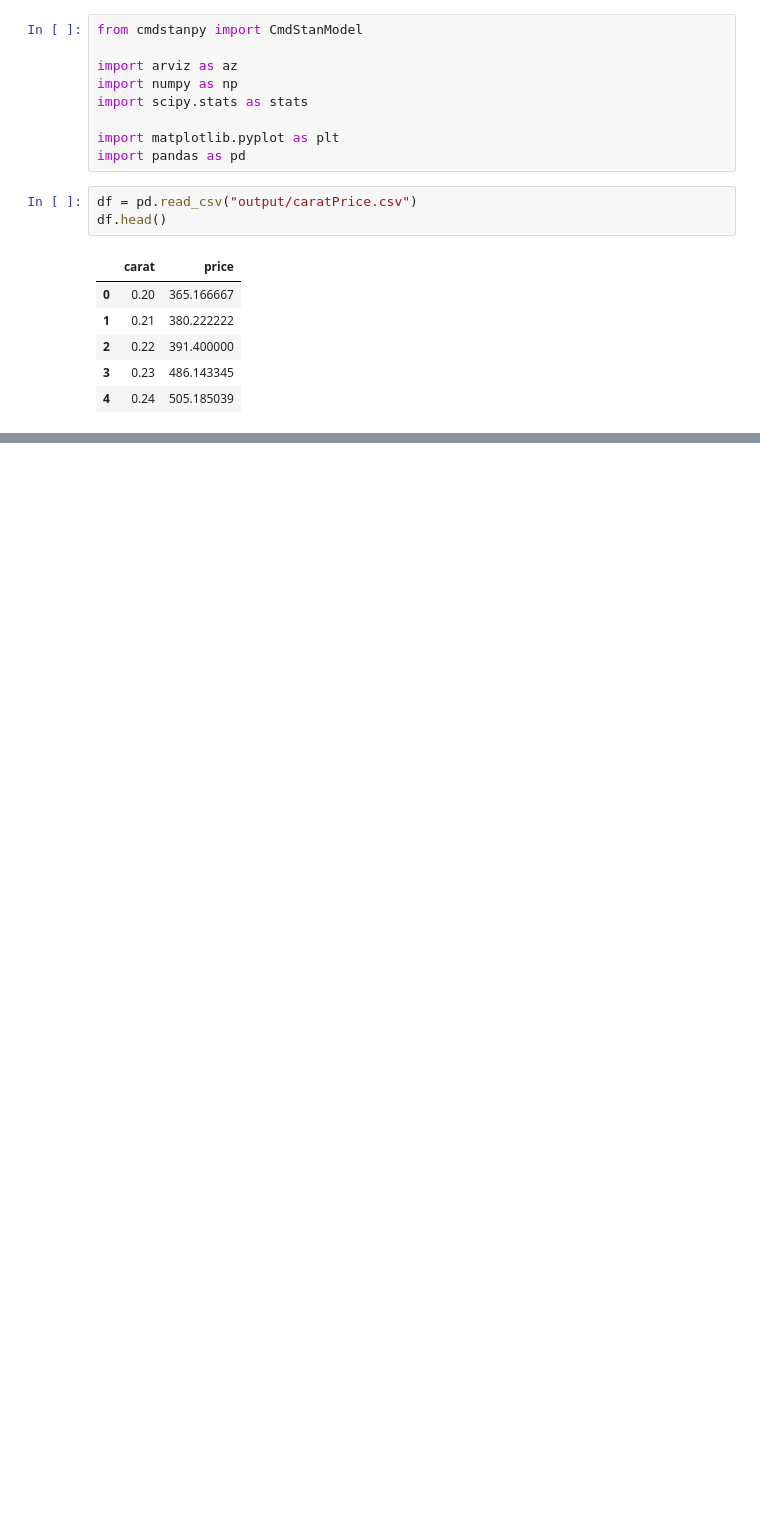
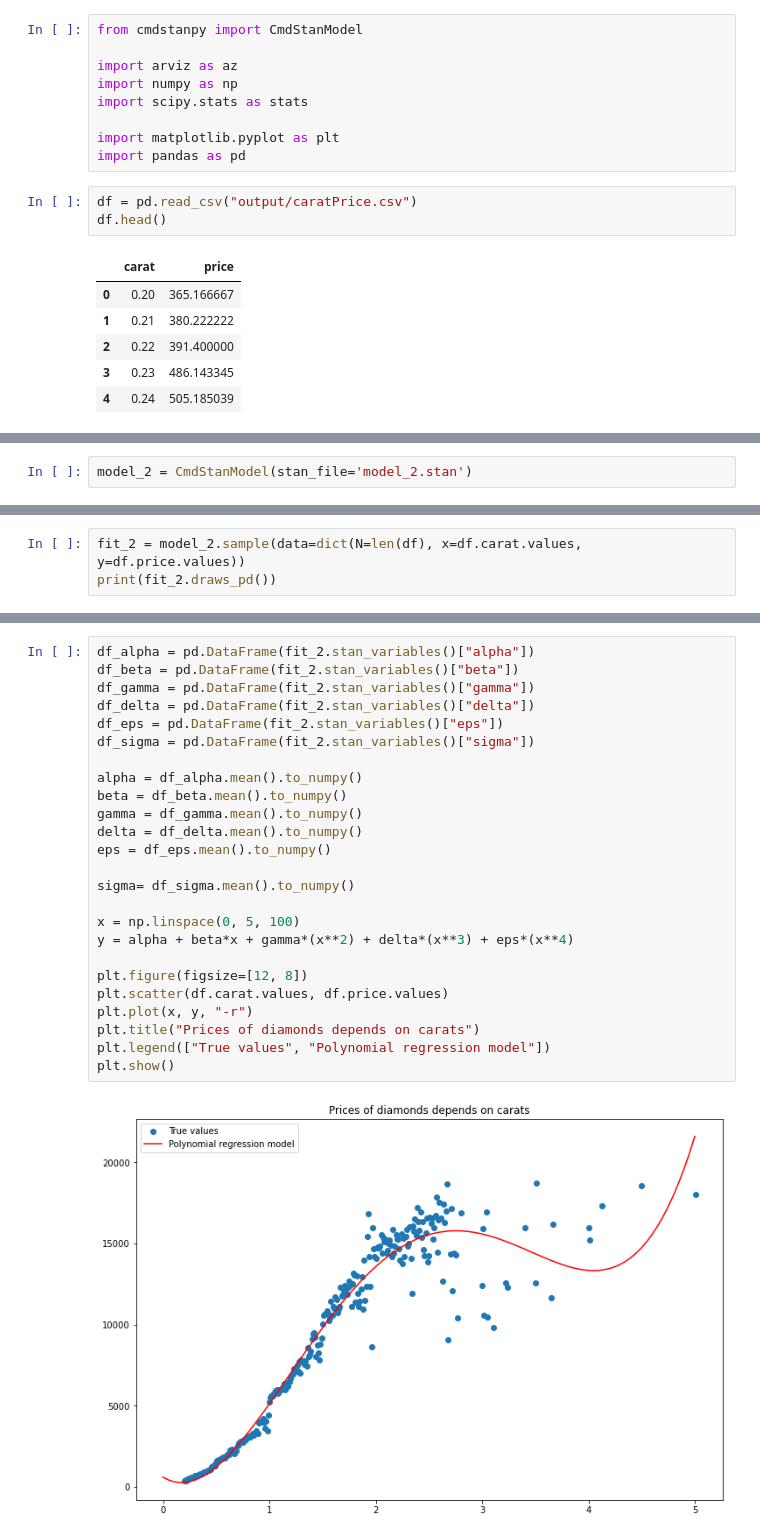
Before and after one commit to Mar-Ber/DA_DiamondModel, a Jupyter notebook: analysis.ipynb, the cells around one changed output, grey strips where cells are left out. Drawn from its saved outputs; the diff is of its cells as text; blank space fills up the shorter version.

```diff
--- a/analysis.ipynb
+++ b/analysis.ipynb
@@ -117,0 +121,2 @@ plt.show()
+# %%
+model_2 = CmdStanModel(stan_file='model_2.stan')
@@ -117,0 +126,3 @@ plt.show()
+# %%
+fit_2 = model_2.sample(data=dict(N=len(df), x=df.carat.values, y=df.price.values))
+print(fit_2.draws_pd())
@@ -117,0 +153,27 @@ plt.show()
+# %%
+df_alpha = pd.DataFrame(fit_2.stan_variables()["alpha"])
+df_beta = pd.DataFrame(fit_2.stan_variables()["beta"])
+df_gamma = pd.DataFrame(fit_2.stan_variables()["gamma"])
+df_delta = pd.DataFrame(fit_2.stan_variables()["delta"])
+df_eps = pd.DataFrame(fit_2.stan_variables()["eps"])
+df_sigma = pd.DataFrame(fit_2.stan_variables()["sigma"])
+
+alpha = df_alpha.mean().to_numpy()
+beta = df_beta.mean().to_numpy()
+gamma = df_gamma.mean().to_numpy()
+delta = df_delta.mean().to_numpy()
+eps = df_eps.mean().to_numpy()
+
+sigma= df_sigma.mean().to_numpy()
+
+x = np.linspace(0, 5, 100)
+y = alpha + beta*x + gamma*(x**2) + delta*(x**3) + eps*(x**4)
+
+plt.figure(figsize=[12, 8])
+plt.scatter(df.carat.values, df.price.values)
+plt.plot(x, y, "-r")
+plt.title("Prices of diamonds depends on carats")
+plt.legend(["True values", "Polynomial regression model"])
+plt.show()
+# %% [output]
+[figure, added]
```
Also changed, not shown: parts of 11 cells of this notebook, 3 other files.
